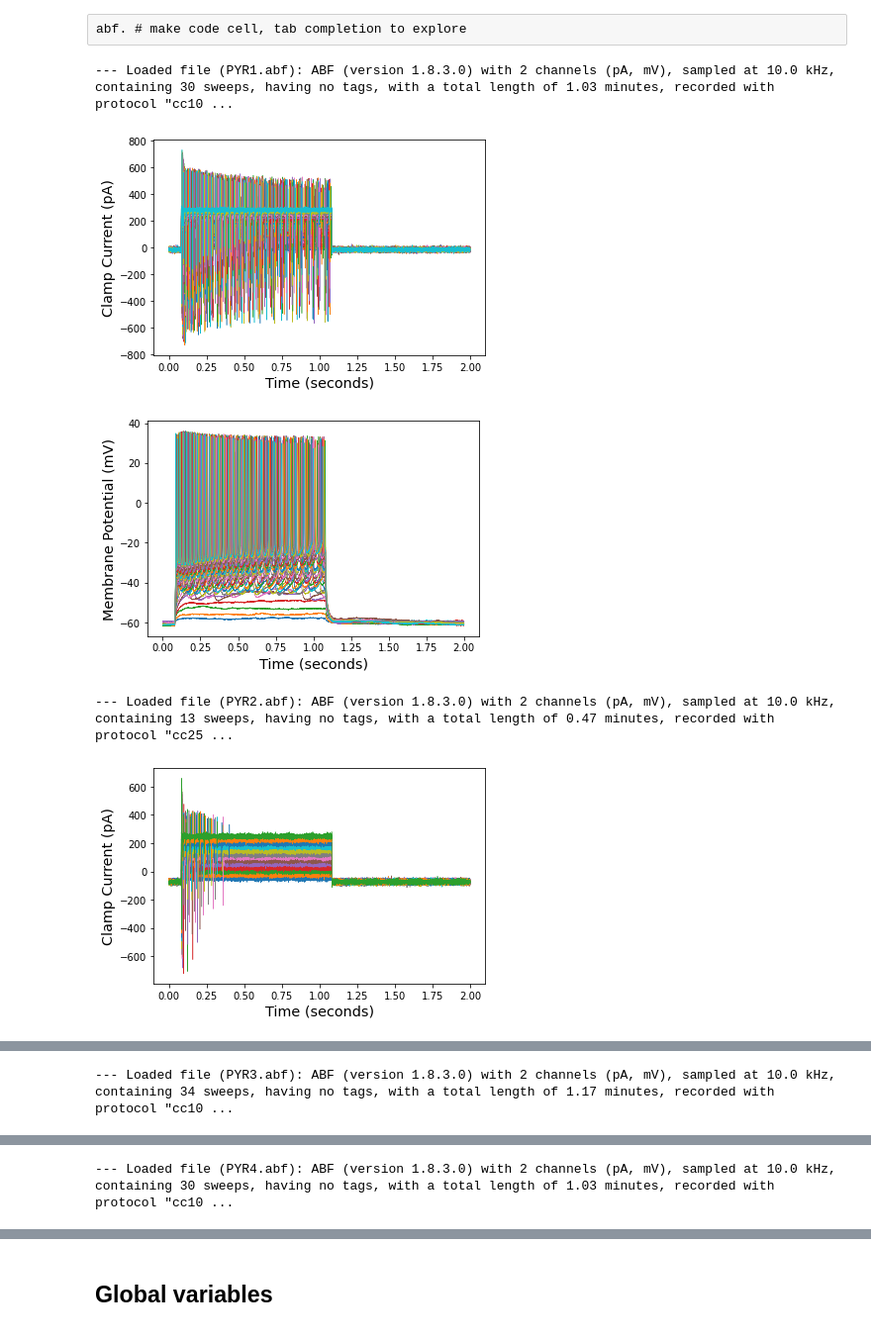
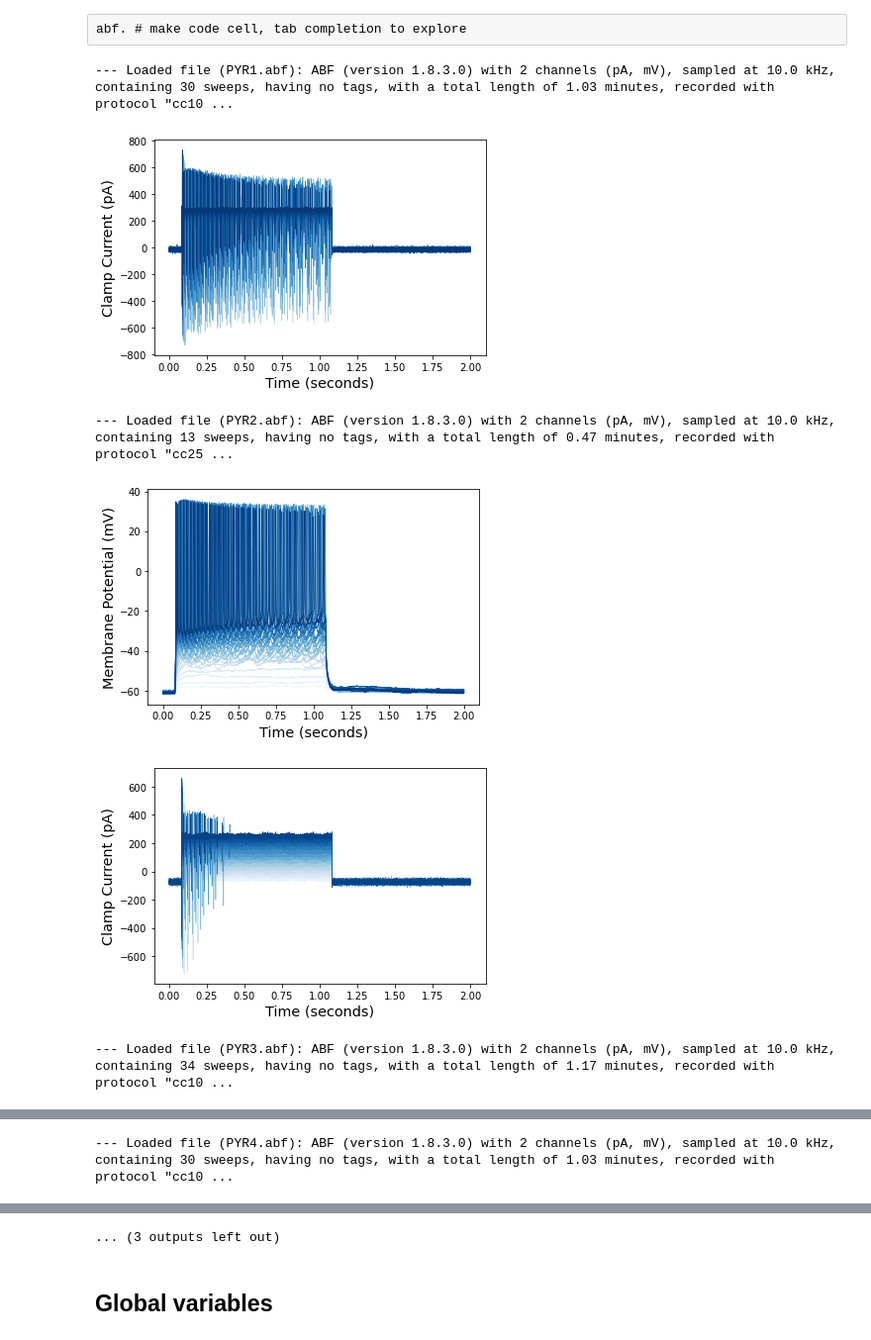
Before and after one commit to OpenSourceBrain/NWBShowcase, a Jupyter notebook: FergusonEtAl2015/TestData.ipynb, the cells around one changed output, grey strips where cells are left out. Shown at 99% size. Cells and saved outputs as stored; diff of their text form; code cells hidden in the pictures.

Commit message:
Batch updates to Ferguson and Lantyer 1) Colored current step images (F) 2) Reordered current steps by step values (F) 3) Compression of 'hidden_state' (L)

```diff
--- a/FergusonEtAl2015/TestData.ipynb
+++ b/FergusonEtAl2015/TestData.ipynb
@@ -39,7 +39,7 @@ except:
     show_plots = True
 
 
-save_plots = False
+save_plots = True
 # %% [markdown]
 ## Overview of all data sets
 # %%
@@ -74,6 +74,7 @@ Current info (20000 points): [0.0479 0.0464 0.0465 ... 0.0456 0.0464 0.0484]
 abf. # make code cell, tab completion to explore
 # %%
 if show_plots:
+    import seaborn as sns
     import matplotlib.pyplot as plt
     %matplotlib inline
 
@@ -83,15 +84,30 @@ if show_plots:
 
         print("--- Loaded file (%s): %s"%(f,abf))
         max = abf.sweepCount
-        #max = 12
+
+        # sort current steps
+        bounds = []
+
+        for i in range(max):
+            abf.setSweep(i, channel=0) # sweeps start at 0
+
+            y = abf.sweepY
+            y_bound = np.mean(y) #if not 'rebound' in f else np.min(y)
+            bounds.append(y_bound)
+
+        sorted_is = np.argsort(bounds)
+
 
         #### Clamped currents ####
         fig = plt.figure()
 
-        for i in range(max):
+        colors = sns.color_palette("Blues",max)
+
+        # sorted order of current steps
+        for ci, i in enumerate(sorted_is):
 
             abf.setSweep(i, channel=0) # sweeps start at 0
-            plt.plot(abf.sweepX, abf.sweepY, lw=.5, label='Sweep %i'%i)
+            plt.plot(abf.sweepX, abf.sweepY, c=colors[ci],lw=.5, label='Sweep %i'%i)
             plt.ylabel(abf.sweepLabelY,size='x-large')
             plt.xlabel(abf.sweepLabelX,size='x-large')
             #plt.legend()
@@ -99,36 +115,37 @@ if show_plots:
         plt.show()
 
         if not save_plots:
             plt.show()
 
         else:
             fig_name = 'FergusonEtAl2015%s_current.png'%('' if 'PYR1' in f
                                                     else '_%s'%reference)
             fig_file = os.path.join('images',fig_name)
             fig.savefig(fig_file,bbox_inches='tight')
 
 
         #### Voltage responses ####
         fig = plt.figure()
 
-        for i in range(max):
+        for ci, i in enumerate(sorted_is):
             abf.setSweep(i, channel=1) # sweeps start at 0
-            plt.plot(abf.sweepX, abf.sweepY, lw=.5, label='Sweep %i'%i)
+            plt.plot(abf.sweepX, abf.sweepY,c=colors[ci], lw=.5, label='Sweep %i'%i)
             plt.ylabel(abf.sweepLabelY,size='x-large')
             plt.xlabel(abf.sweepLabelX,size='x-large')
             #plt.legend()
 
         if not save_plots:
             plt.show()
 
         else:
             fig_name = 'FergusonEtAl2015%s_voltage.png'%('' if 'PYR1' in f
                                                     else '_%s'%reference)
             fig_file = os.path.join('images',fig_name)
             fig.savefig(fig_file,bbox_inches='tight')
 # %% [output]
 --- Loaded file (PYR1.abf): ABF (version 1.8.3.0) with 2 channels (pA, mV), sampled at 10.0 kHz, containing 30 sweeps, having no tags, with a total length of 1.03 minutes, recorded with protocol "cc10 ...
-[figure, old version]
+[figure, new version]
+--- Loaded file (PYR2.abf): ABF (version 1.8.3.0) with 2 channels (pA, mV), sampled at 10.0 kHz, containing 13 sweeps, having no tags, with a total length of 0.47 minutes, recorded with protocol "cc25 ...
-[figure, old version]
+[figure, new version]
---- Loaded file (PYR2.abf): ABF (version 1.8.3.0) with 2 channels (pA, mV), sampled at 10.0 kHz, containing 13 sweeps, having no tags, with a total length of 0.47 minutes, recorded with protocol "cc25 ...
-[figure, old version]
+[figure, new version]
+--- Loaded file (PYR3.abf): ABF (version 1.8.3.0) with 2 channels (pA, mV), sampled at 10.0 kHz, containing 34 sweeps, having no tags, with a total length of 1.17 minutes, recorded with protocol "cc10 ...
@@ -136 +152,0 @@ if show_plots:
---- Loaded file (PYR3.abf): ABF (version 1.8.3.0) with 2 channels (pA, mV), sampled at 10.0 kHz, containing 34 sweeps, having no tags, with a total length of 1.17 minutes, recorded with protocol "cc10 ...
@@ -137,0 +154 @@ if show_plots:
+--- Loaded file (PYR4.abf): ABF (version 1.8.3.0) with 2 channels (pA, mV), sampled at 10.0 kHz, containing 30 sweeps, having no tags, with a total length of 1.03 minutes, recorded with protocol "cc10 ...
@@ -139 +155,0 @@ if show_plots:
---- Loaded file (PYR4.abf): ABF (version 1.8.3.0) with 2 channels (pA, mV), sampled at 10.0 kHz, containing 30 sweeps, having no tags, with a total length of 1.03 minutes, recorded with protocol "cc10 ...
@@ -143,3 +158,4 @@ if show_plots:
+... (3 outputs left out)
 # %% [markdown]
 ## Global variables
 # %%
```
Also changed, not shown: parts of 3 cells of this notebook, 24 other files.
